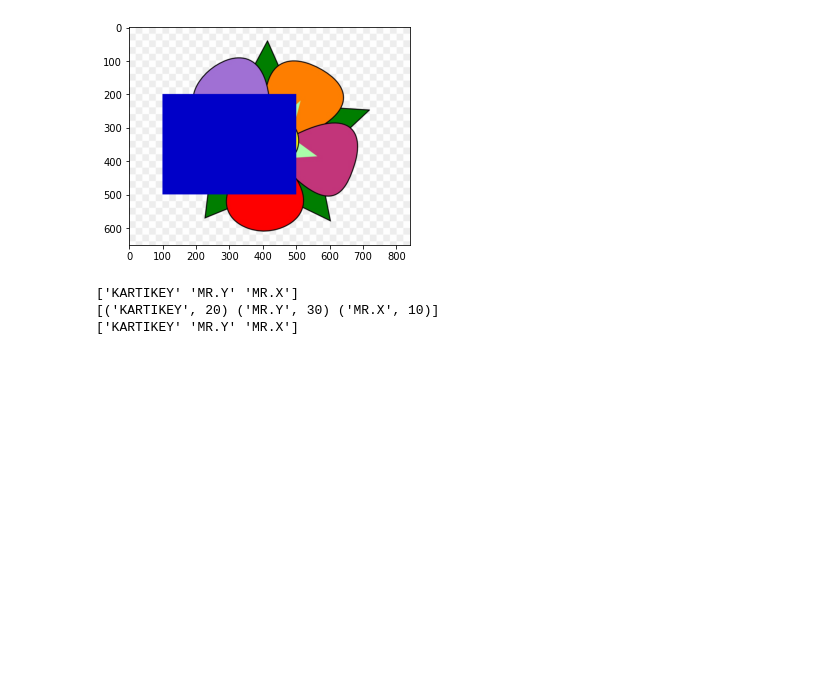
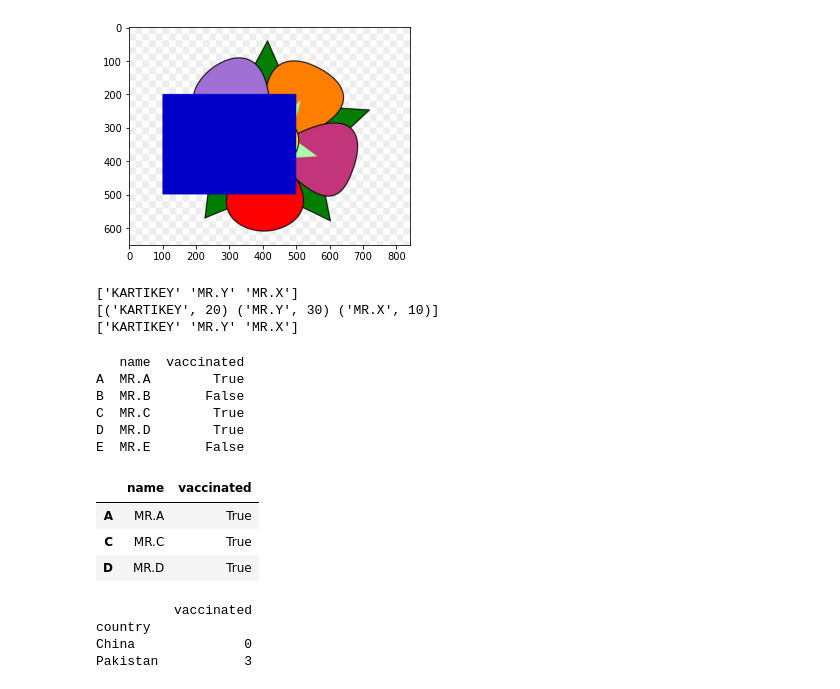
Before and after one commit to KARTIKEYgarg1/udemy-data-science-and-ml, a Jupyter notebook: Programs.ipynb, the cells around one changed output. Saved outputs shown, nothing was run; the diff lists cells and outputs as text; code cells hidden in the pictures; blank space fills up the shorter version.

```diff
--- a/Programs.ipynb
+++ b/Programs.ipynb
@@ -186,3 +186,35 @@ print(A["Empname"])
 ['KARTIKEY' 'MR.Y' 'MR.X']
 [('KARTIKEY', 20) ('MR.Y', 30) ('MR.X', 10)]
 ['KARTIKEY' 'MR.Y' 'MR.X']
+# %%
+"""LECTURE 115:PANDAS"""
+import pandas as pd
+name={"A":"MR.A","B":"MR.B","C":"MR.C","D":"MR.D","E":"MR.E"}
+vac={"A":True,"B":False,"C":True,"D":True,"E":False}
+D=pd.DataFrame({"name":name,"vaccinated":vac})
+print(D)
+M=D[D["vaccinated"]]
+M
+# %% [output]
+   name  vaccinated
+A  MR.A        True
+B  MR.B       False
+C  MR.C        True
+D  MR.D        True
+E  MR.E       False
+|  | name | vaccinated |
+| A | MR.A | True |
+| C | MR.C | True |
+| D | MR.D | True |
+# %%
+"""LECTURE 121:PANDAS-dataframe"""
+import pandas as pd
+name={"A":"MR.A","B":"MR.B","C":"MR.C","D":"MR.D","E":"MR.E"}
+vac={"A":True,"B":False,"C":True,"D":True,"E":False}
+D=pd.DataFrame({"name":name,"vaccinated":vac,"country":{"A":"Pakistan","B":"China","C":"Pakistan","D":"Pakistan","E":"China"}})
+print(D.groupby("country").sum())
+# %% [output]
+          vaccinated
+country
+China              0
+Pakistan           3
```
